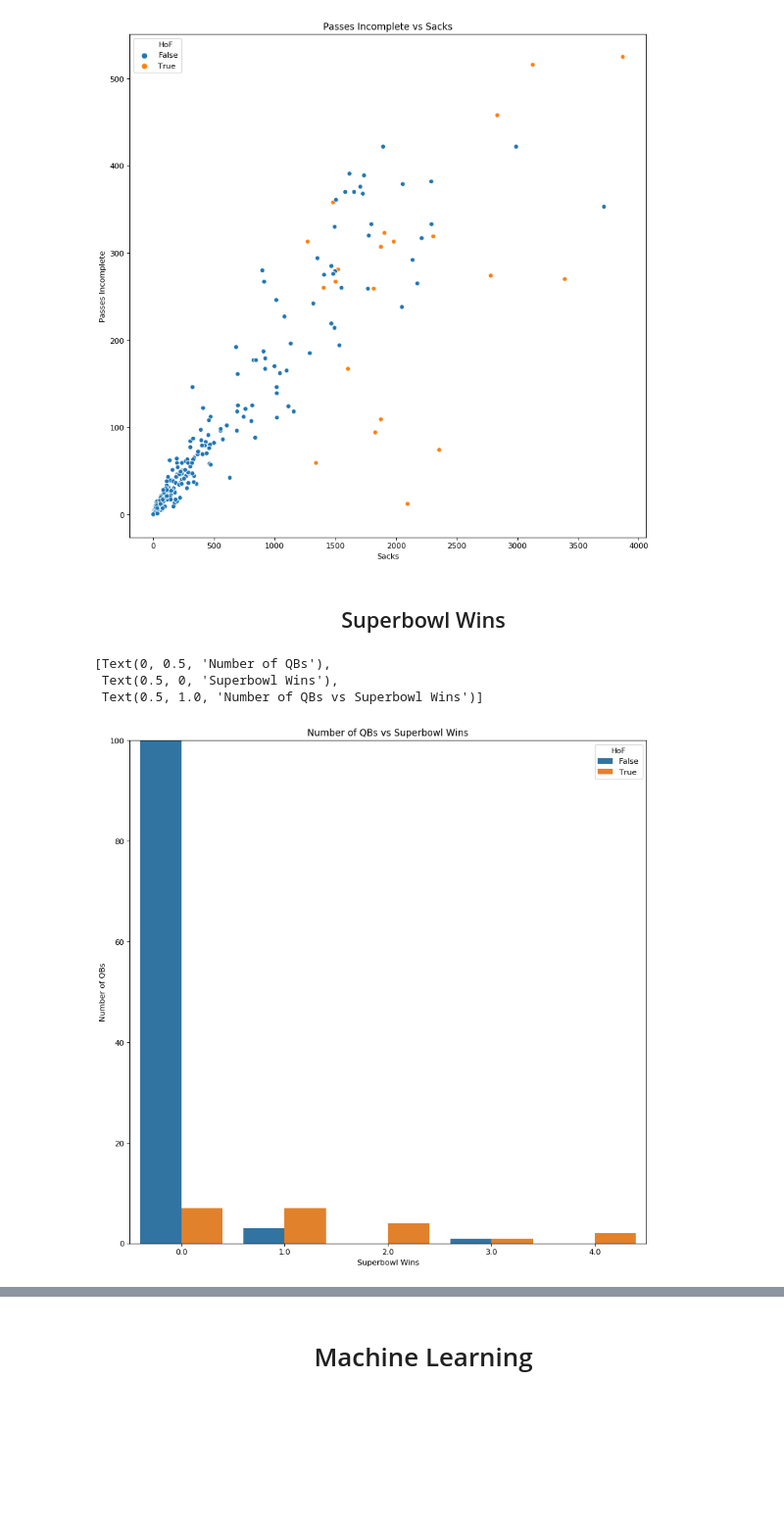
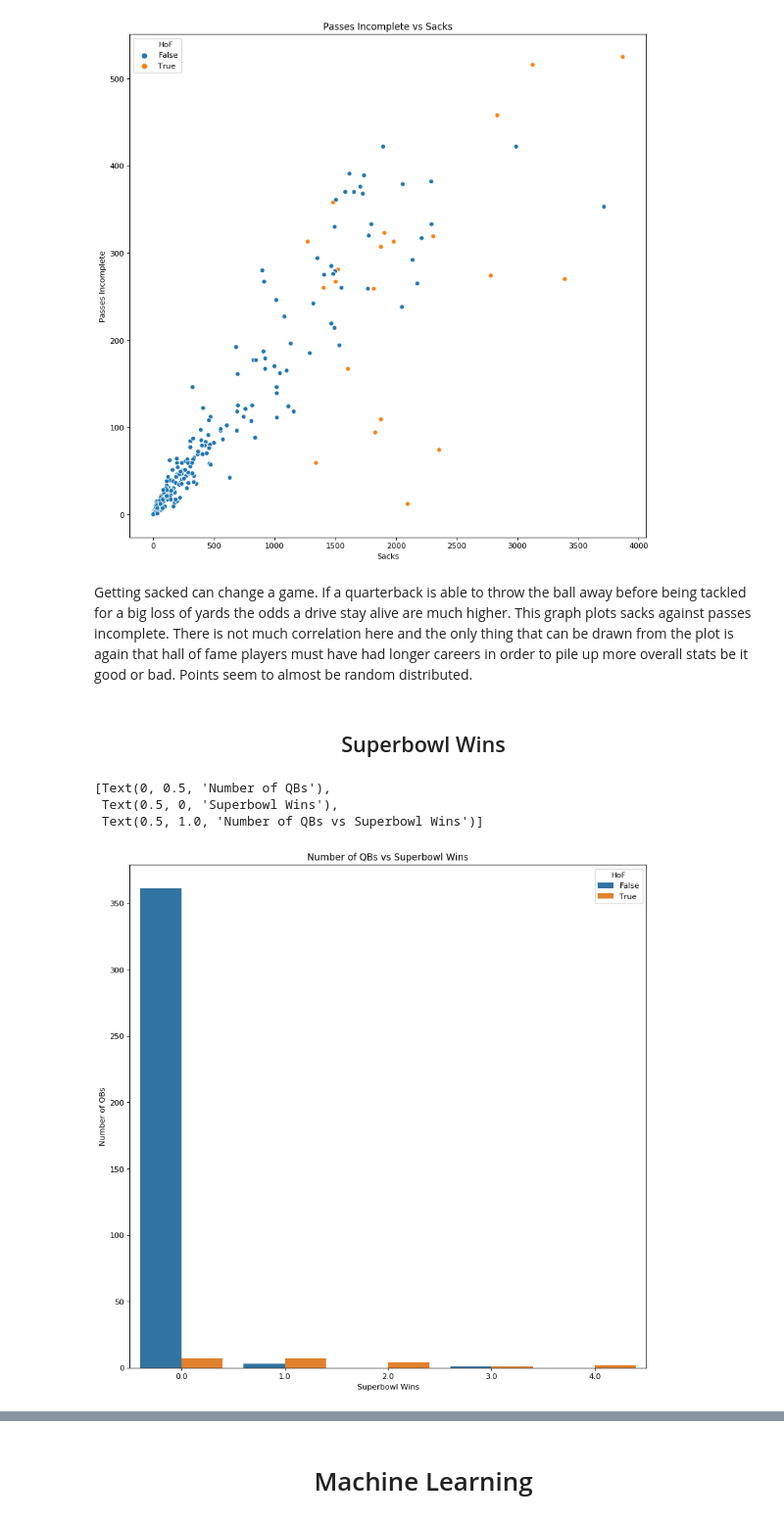
Before and after one commit to Fentonmiller/Fentonmiller.github.io, a Jupyter notebook: Final_Project_Stoney.ipynb, the cells around one changed output, grey strips where cells are left out. Shown at 98% size. Cells and saved outputs as stored; diff of their text form; code cells hidden in the pictures; blank space fills up the shorter version.

```diff
--- a/Final_Project_Stoney.ipynb
+++ b/Final_Project_Stoney.ipynb
@@ -368,19 +378,20 @@ ax.set(
  Text(0.5, 0, 'Sacks'),
  Text(0.5, 1.0, 'Passes Incomplete vs Sacks')]
 [figure]
+# %% [markdown]
+Getting sacked can change a game. If a quarterback is able to throw the ball away before being tackled for a big loss of yards the odds a drive stay alive are much higher. This graph plots sacks against passes incomplete. There is not much correlation here and the only thing that can be drawn from the plot is again that hall of fame players must have had longer careers in order to pile up more overall stats be it good or bad. Points seem to almost be random distributed.
 # %% [markdown]
 ## <center> Superbowl Wins </center>
 # %%
 plt.figure(figsize=(12, 12), dpi=80)
-plt.ylim(0, 100)
 
 ax = sns.countplot(x="Superbowl Wins", data=retired, hue="HoF")
 ax.set(
         xlabel='Superbowl Wins',
         ylabel='Number of QBs',
         title='Number of QBs vs Superbowl Wins')
 # %% [output]
 [Text(0, 0.5, 'Number of QBs'),
  Text(0.5, 0, 'Superbowl Wins'),
  Text(0.5, 1.0, 'Number of QBs vs Superbowl Wins')]
-[figure, old version]
+[figure, new version]
```
Also changed, not shown: parts of 12 cells of this notebook, 1 other file.
